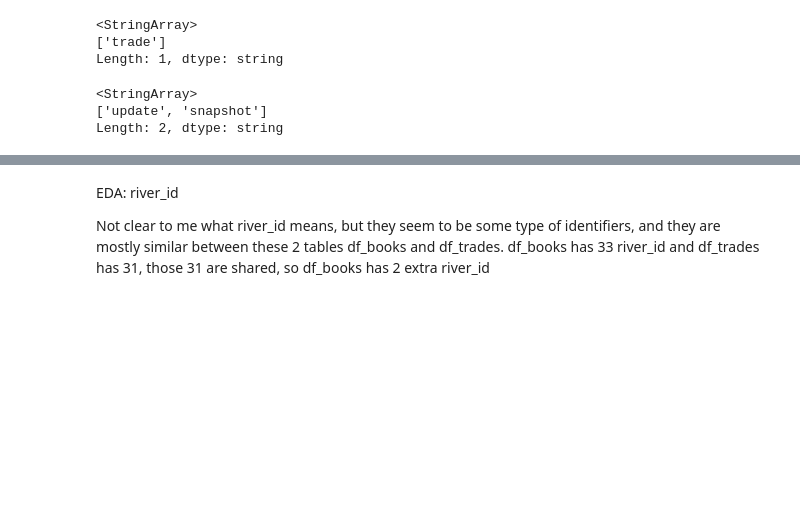
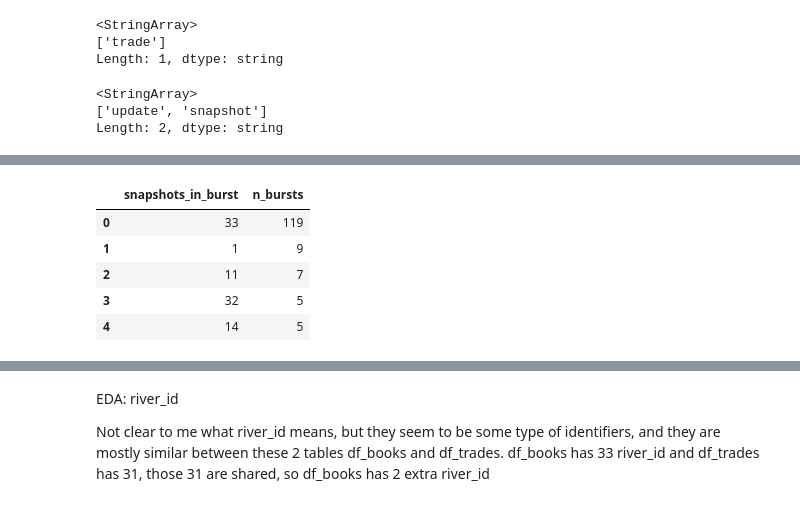
Before and after one commit to jzl4/prediction_market_project, a Jupyter notebook: data_exploration.ipynb, the cells around one changed output, grey strips where cells are left out. Saved outputs shown, nothing was run; the diff lists cells and outputs as text; code cells hidden in the pictures; blank space fills up the shorter version.

```diff
--- a/data_exploration.ipynb
+++ b/data_exploration.ipynb
@@ -146,0 +159,16 @@ Length: 2, dtype: string
+# %%
+# B. better: cluster on gaps, so a burst spanning a second boundary stays whole
+s   = snap.sort_values("recv_ts_utc")
+gap = s["recv_ts_utc"].diff().dt.total_seconds().fillna(1e9)
+sz  = s.groupby((gap > 2).cumsum()).size()
+burst_dist = (sz.value_counts()
+                .rename_axis("snapshots_in_burst")
+                .reset_index(name="n_bursts"))
+burst_dist.head(n = 5)
+# %% [output]
+|  | snapshots_in_burst | n_bursts |
+| 0 | 33 | 119 |
+| 1 | 1 | 9 |
+| 2 | 11 | 7 |
+| 3 | 32 | 5 |
+| 4 | 14 | 5 |
```
Also changed, not shown: parts of 16 cells of this notebook, 1 other file.
